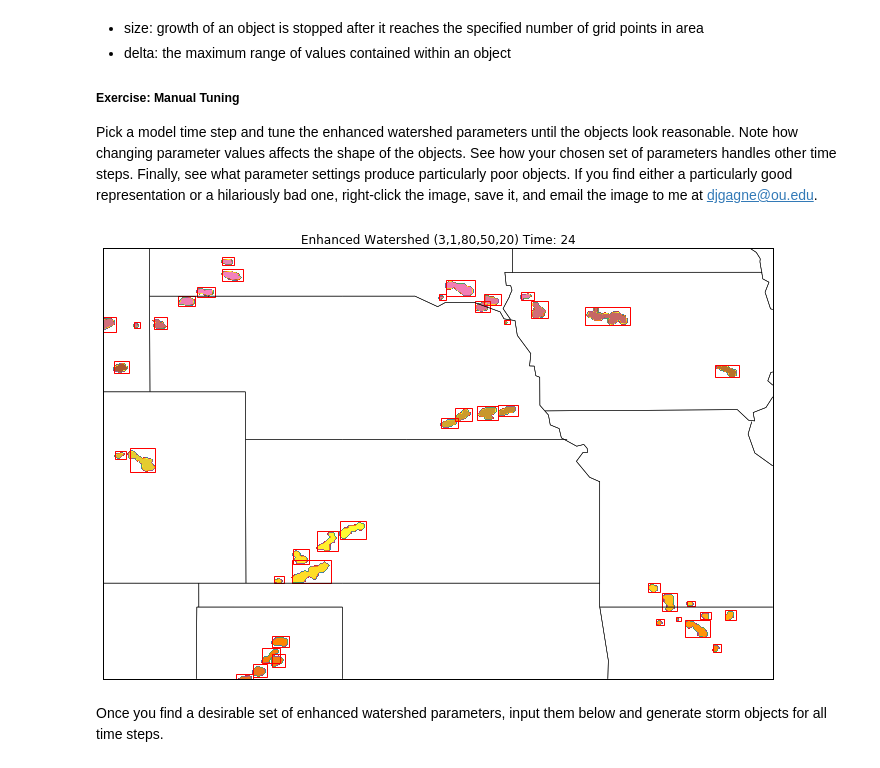
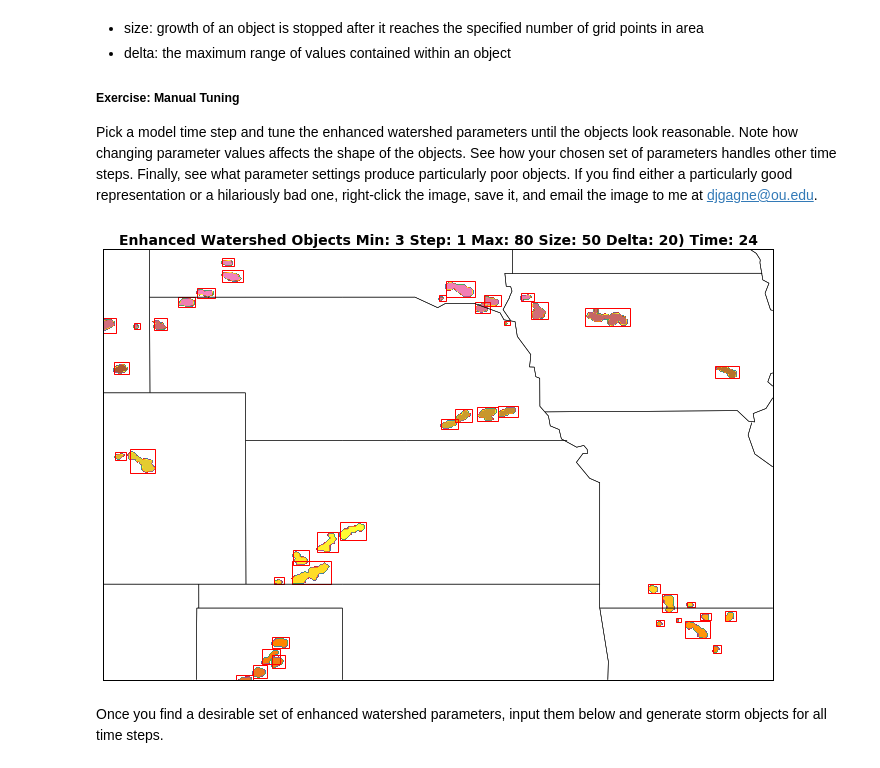
Before and after one commit to djgagne/hagelslag, a Jupyter notebook: demos/unidata_users_workshop_2015.ipynb, the cells around one changed output. Saved outputs shown, nothing was run; the diff lists cells and outputs as text; code cells hidden in the pictures.

```diff
--- a/demos/unidata_users_workshop_2015.ipynb
+++ b/demos/unidata_users_workshop_2015.ipynb
@@ -145,36 +145,38 @@ def ew_demo(min_max, step_val, size_val=50, delta_val=5, time=12):
                  labels,
                  np.arange(1,labels.max()),
                  extend="max",
                  cmap="Set1")
     for obj in objs:
         sy = model_grid.lat[obj[0].start-1, obj[1].start-1]
         sx = model_grid.lon[obj[0].start-1, obj[1].start-1]
         wx = model_grid.lon[obj[0].stop + 1, obj[1].stop + 1] - sx
         wy = model_grid.lat[obj[0].stop + 1, obj[1].stop + 1] - sy
         ax.add_patch(patches.Rectangle((sx, sy), wx, wy, fill=False, color="red"))
     plt.xlim(*lon_range)
     plt.ylim(*lat_range)
     plt.grid()
-    plt.title("Enhanced Watershed ({0:d},{1:d},{2:d},{3:d},{4:d}) Time: {5:d}".format(min_max[0],
+    plt.title("Enhanced Watershed Objects Min: {0:d} Step: {1:d} Max: {2:d} Size: {3:d} Delta: {4:d}) Time: {5:d}".format(min_max[0],
                                                                                       step_val,
                                                                                       min_max[1],
                                                                                       size_val,
                                                                                       delta_val,
-                                                                                      time))
+                                                                                      time),
+             fontsize=14, fontweight="bold")
+    plt.savefig("ew_objs.pdf", bbox_inches="tight")
 minmax_slider = widgets.IntRangeSlider(min=3, max=80, step=1, value=(3,80))
 step_slider = widgets.IntSlider(min=1, max=10, step=1, value=1)
 size_slider = widgets.IntSlider(min=5, max=300, step=5, value=50)
 delta_slider = widgets.IntSlider(min=10, max=100, step=10, value=20)
 time_slider = widgets.IntSlider(min=model_grid.start_hour, max=model_grid.end_hour, step=1, value=24)
 w = widgets.interactive(ew_demo,
                         min_max=minmax_slider,
                         step_val=step_slider,
                         size_val=size_slider,
                         delta_val=delta_slider,
                         time=time_slider)
 display(w)
 # %% [output]
-[figure, old version]
+[figure, new version]
 # %% [markdown]
 Once you find a desirable set of enhanced watershed parameters, input them below and generate storm objects for all time steps.
 # %%
```
Also changed, not shown: 4 other files.
